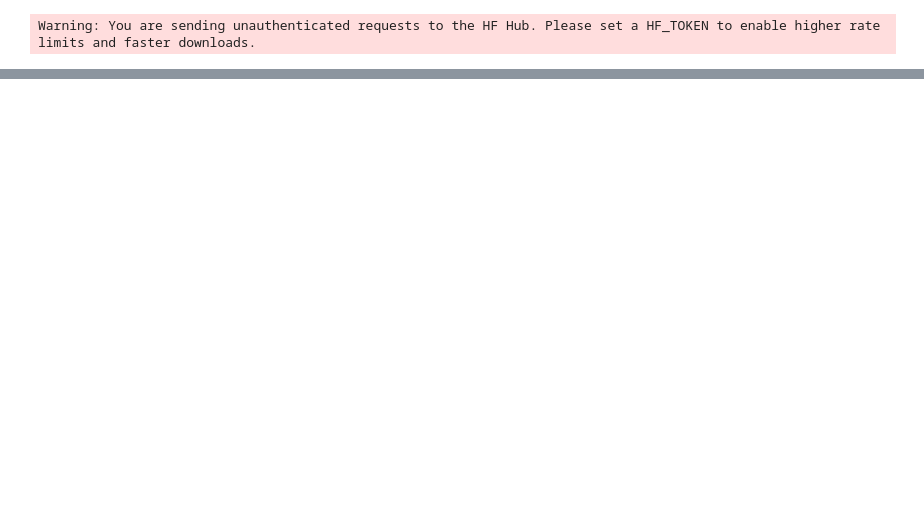
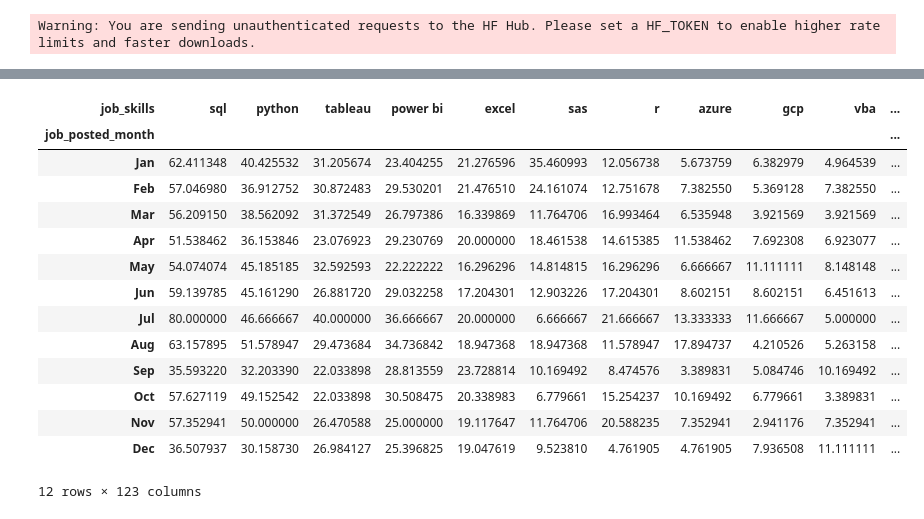
Before and after one commit to briceverola/Pyhton_Data_project, a Jupyter notebook: 3_Project/3_Skills_Trend.ipynb, the cells around one changed output, grey strips where cells are left out. Saved outputs shown, nothing was run; the diff lists cells and outputs as text; code cells hidden in the pictures; blank space fills up the shorter version.

```diff
--- a/3_Project/3_Skills_Trend.ipynb
+++ b/3_Project/3_Skills_Trend.ipynb
@@ -35,0 +131,27 @@ df_DA_FR_explode = df_DA_FR.explode('job_skills')
+# %%
+# Convert monthly skill counts into percentages to normalize trends over time
+df_DA_FR_percent = df_DA_FR_pivot.iloc[:12].div(DA_totals/100, axis=0)
+
+# Format month labels for better readability
+df_DA_FR_percent = df_DA_FR_percent.reset_index()
+df_DA_FR_percent['job_posted_month'] = df_DA_FR_percent['job_posted_month_no'].apply(lambda x: pd.to_datetime(x, format='%m').strftime('%b'))
+df_DA_FR_percent = df_DA_FR_percent.set_index('job_posted_month')
+df_DA_FR_percent = df_DA_FR_percent.drop(columns='job_posted_month_no')
+
+df_DA_FR_percent
+# %% [output]
+| job_skills | sql | python | tableau | power bi | excel | sas | r | azure | gcp | vba | ... |
+| job_posted_month |  |  |  |  |  |  |  |  |  |  | ... |
+| Jan | 62.411348 | 40.425532 | 31.205674 | 23.404255 | 21.276596 | 35.460993 | 12.056738 | 5.673759 | 6.382979 | 4.964539 | ... |
+| Feb | 57.046980 | 36.912752 | 30.872483 | 29.530201 | 21.476510 | 24.161074 | 12.751678 | 7.382550 | 5.369128 | 7.382550 | ... |
+| Mar | 56.209150 | 38.562092 | 31.372549 | 26.797386 | 16.339869 | 11.764706 | 16.993464 | 6.535948 | 3.921569 | 3.921569 | ... |
+| Apr | 51.538462 | 36.153846 | 23.076923 | 29.230769 | 20.000000 | 18.461538 | 14.615385 | 11.538462 | 7.692308 | 6.923077 | ... |
+| May | 54.074074 | 45.185185 | 32.592593 | 22.222222 | 16.296296 | 14.814815 | 16.296296 | 6.666667 | 11.111111 | 8.148148 | ... |
+| Jun | 59.139785 | 45.161290 | 26.881720 | 29.032258 | 17.204301 | 12.903226 | 17.204301 | 8.602151 | 8.602151 | 6.451613 | ... |
+| Jul | 80.000000 | 46.666667 | 40.000000 | 36.666667 | 20.000000 | 6.666667 | 21.666667 | 13.333333 | 11.666667 | 5.000000 | ... |
+| Aug | 63.157895 | 51.578947 | 29.473684 | 34.736842 | 18.947368 | 18.947368 | 11.578947 | 17.894737 | 4.210526 | 5.263158 | ... |
+| Sep | 35.593220 | 32.203390 | 22.033898 | 28.813559 | 23.728814 | 10.169492 | 8.474576 | 3.389831 | 5.084746 | 10.169492 | ... |
+| Oct | 57.627119 | 49.152542 | 22.033898 | 30.508475 | 20.338983 | 6.779661 | 15.254237 | 10.169492 | 6.779661 | 3.389831 | ... |
+| Nov | 57.352941 | 50.000000 | 26.470588 | 25.000000 | 19.117647 | 11.764706 | 20.588235 | 7.352941 | 2.941176 | 7.352941 | ... |
+| Dec | 36.507937 | 30.158730 | 26.984127 | 25.396825 | 19.047619 | 9.523810 | 4.761905 | 4.761905 | 7.936508 | 11.111111 | ... |
+12 rows × 123 columns
```
Also changed, not shown: parts of 13 cells of this notebook, 3 other files.
